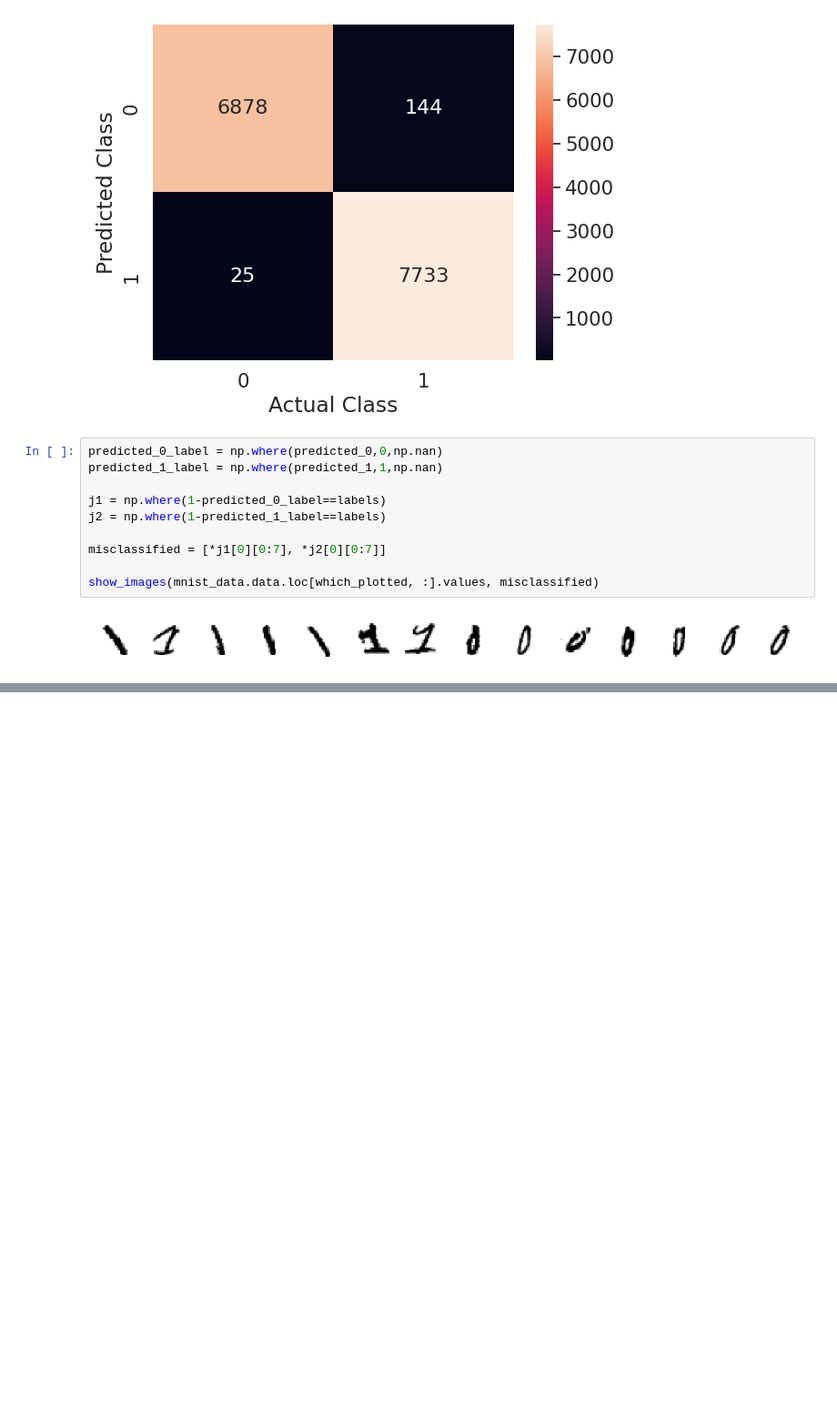
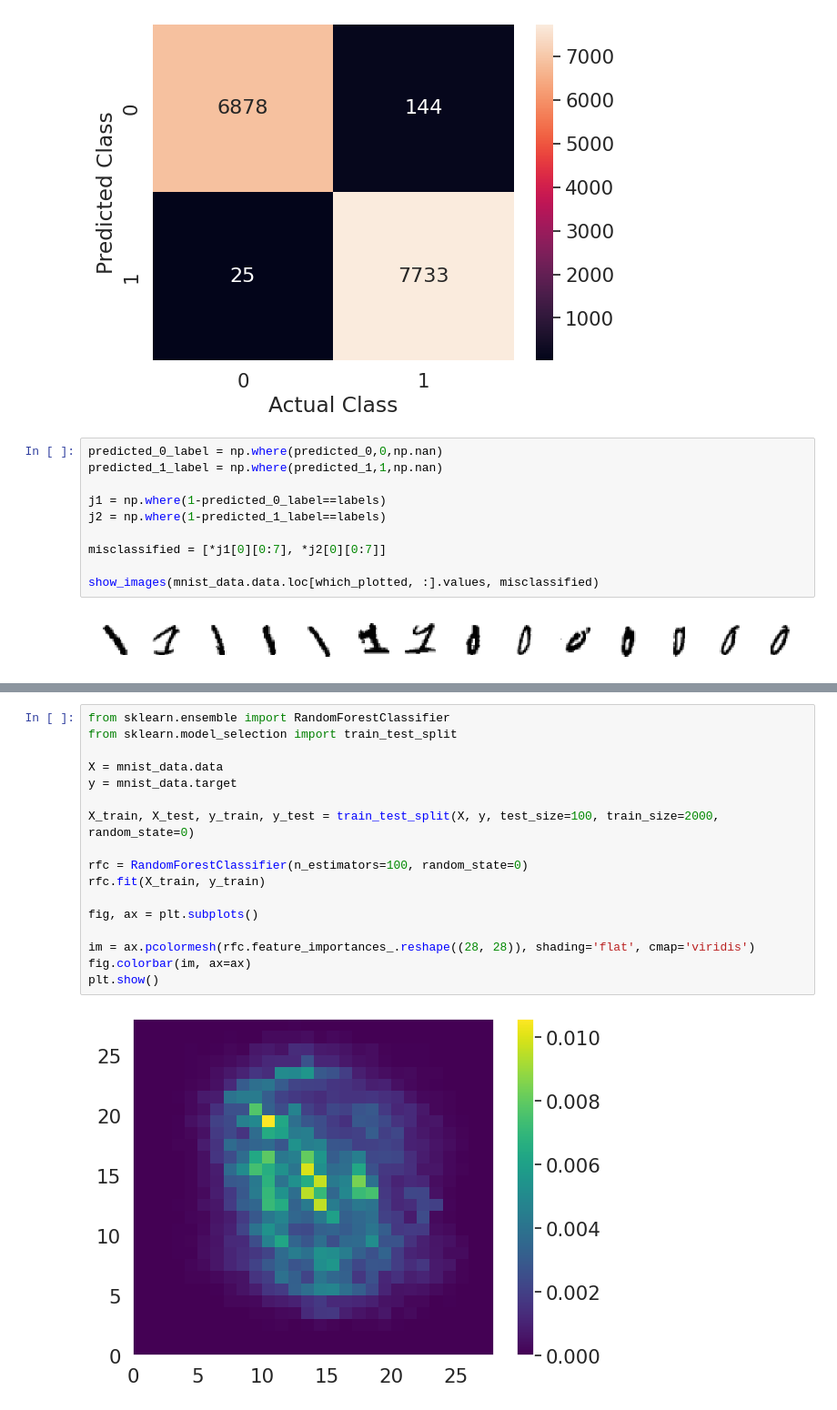
Before and after one commit to dderaad/math-for-ml, a Jupyter notebook: curriculum-2/JNJ_ML_2_High_Dimensional.ipynb, the cells around one changed output, grey strips where cells are left out. Shown at 91% size. Saved outputs shown, nothing was run; the diff lists cells and outputs as text; blank space fills up the shorter version.

```diff
--- a/curriculum-2/JNJ_ML_2_High_Dimensional.ipynb
+++ b/curriculum-2/JNJ_ML_2_High_Dimensional.ipynb
@@ -290,0 +296,19 @@ show_images(mnist_data.data.loc[which_plotted, :].values, misclassified)
+# %%
+from sklearn.ensemble import RandomForestClassifier
+from sklearn.model_selection import train_test_split
+
+X = mnist_data.data
+y = mnist_data.target
+
+X_train, X_test, y_train, y_test = train_test_split(X, y, test_size=100, train_size=2000, random_state=0)
+
+rfc = RandomForestClassifier(n_estimators=100, random_state=0)
+rfc.fit(X_train, y_train)
+
+fig, ax = plt.subplots()
+
+im = ax.pcolormesh(rfc.feature_importances_.reshape((28, 28)), shading='flat', cmap='viridis')
+fig.colorbar(im, ax=ax)
+plt.show()
+# %% [output]
+[figure, added]
```
Also changed, not shown: parts of 1 cell of this notebook.
